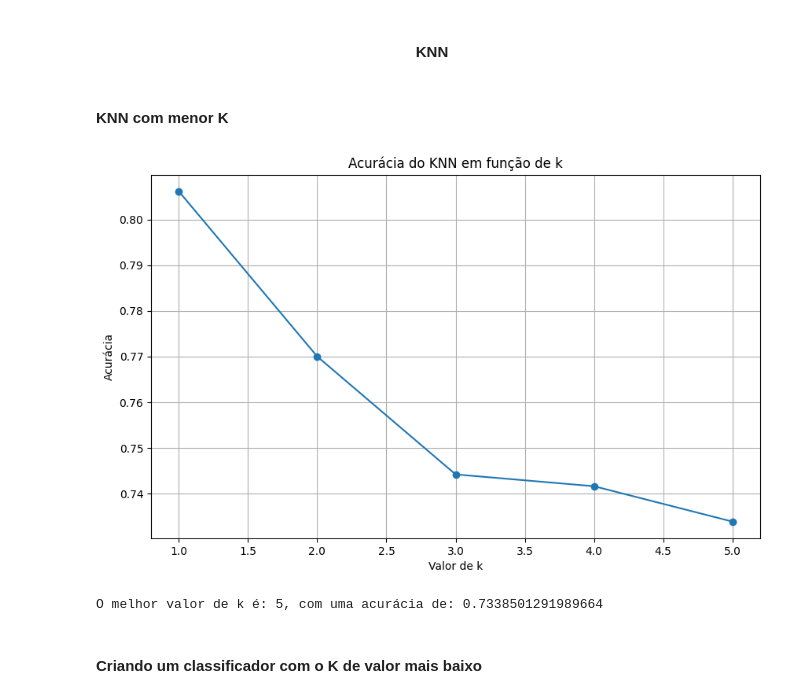
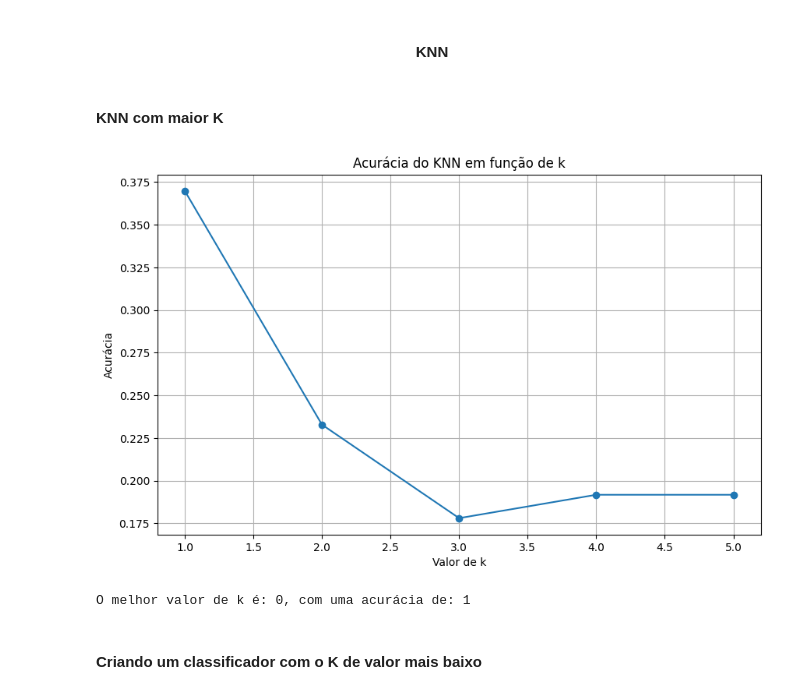
Before and after one commit to OttistTech/analytics, a Jupyter notebook: regulated-foods/teste_de_modelos.ipynb, the cells around one changed output. Saved outputs shown, nothing was run; the diff lists cells and outputs as text; code cells hidden in the pictures.

```diff
--- a/regulated-foods/teste_de_modelos.ipynb
+++ b/regulated-foods/teste_de_modelos.ipynb
@@ -231,11 +237,7 @@ Confusion Matrix:
 # %% [markdown]
 #### Sem CrossVal com UnderSample
 # %%
-rus = RandomUnderSampler(random_state=42, sampling_strategy = 'not majority')
-
-X_resampled, y_X_resampled = rus.fit_resample(x_enconded, y_encoded)
-
-x_treino, x_teste, y_treino, y_teste = train_test_split(X_resampled, y_X_resampled, test_size=0.25, random_state=0)
+x_treino, x_teste, y_treino, y_teste = train_test_split(X_undersampled, y_undersampled, test_size=0.25, random_state=0)
 
 treinando = classifier.fit(x_treino, y_treino)
 
@@ -275,11 +277,7 @@ plt.show()
 # %% [markdown]
 #### Sem CrossVal com OverSample
 # %%
-smote = SMOTE()
-
-x_transformed, y_transformed = smote.fit_resample(x_enconded, y_encoded)
-
-x_treino, x_teste, y_treino, y_teste = train_test_split(x_transformed, y_transformed, test_size=0.25, random_state=0)
+x_treino, x_teste, y_treino, y_teste = train_test_split(X_resampled, y_resampled, test_size=0.25, random_state=0)
 
 treinando = classifier.fit(x_treino, y_treino)
 
@@ -338,9 +336,9 @@ reduced_x = pca.transform(x_enconded)
 
 rus = RandomUnderSampler(random_state=0, sampling_strategy = 'not majority')
 
-x_resampled, y_resampled = rus.fit_resample(reduced_x, y_encoded)
+x_undersampled, y_undersampled = rus.fit_resample(reduced_x, y_encoded)
 
-x_treino, x_teste, y_treino, y_teste = train_test_split(x_resampled, y_resampled, test_size=0.25, random_state=0)
+x_treino, x_teste, y_treino, y_teste = train_test_split(x_undersampled, y_undersampled, test_size=0.25, random_state=0)
 
 treinando = classifier.fit(x_treino, y_treino)
 
@@ -384,7 +382,7 @@ reduced_x = pca.transform(x_enconded)
 
 rus = RandomUnderSampler(random_state=0, sampling_strategy = 'not majority')
 
-x_resampled, y_resampled = rus.fit_resample(reduced_x, y_encoded)
+x_undersampled, y_undersampled = rus.fit_resample(reduced_x, y_encoded)
 
 sep_values = []
 accuracies = []
@@ -394,7 +392,7 @@ cv_final = 0
 # Loop para encontrar o melhor valor de separação
 for contador in range(50):
     k = 2 + contador
-    cv_scores = cross_val_score(classifier, x_resampled, y_resampled, cv=k, scoring='accuracy')
+    cv_scores = cross_val_score(classifier, X_resampled, y_resampled, cv=k, scoring='accuracy')
     media = cv_scores.mean()
 
     sep_values.append(k)
@@ -407,12 +405,12 @@ for contador in range(50):
 print(cv_final)
 
 # Executa a validação cruzada com a melhor separação
-cv_scores = cross_val_score(classifier, x_resampled, y_resampled, cv=cv_final, scoring='accuracy')
+cv_scores = cross_val_score(classifier, X_resampled, y_resampled, cv=cv_final, scoring='accuracy')
 
 print("Cross-Validation Scores:", cv_scores)
 print("Mean Accuracy:", cv_scores.mean())
 
-conf_matrix = confusion_matrix(y_resampled, cross_val_predict(classifier, x_resampled, y_resampled, cv=5))
+conf_matrix = confusion_matrix(y_resampled, cross_val_predict(classifier, X_resampled, y_resampled, cv=5))
 print('Confusion Matrix:')
 print(conf_matrix)
 
@@ -445,40 +444,41 @@ Acabei não colocando o Grid, pois descobri os melhores valores manualmente
 # %% [markdown]
 #### <center> KNN
 # %% [markdown]
-#### KNN com menor K
+#### KNN com maior K
 # %%
 k_values = []
 accuracies = []
 maior_acuracia = 1
 k_final = 0
 
+# Checando a melhor acúracia em um range de 5
 for contador in range(5):
     k = 1 + contador
     classificador_knn = KNeighborsClassifier(n_neighbors=k)
     classificador_knn.fit(x_treino, y_treino)
 
     previsao_knn = classificador_knn.predict(x_teste)
     acuracia = accuracy_score(y_teste, previsao_knn)
 
     k_values.append(k)
     accuracies.append(acuracia)
 
-    if acuracia < maior_acuracia:
+    if acuracia > maior_acuracia:
         maior_acuracia = acuracia
         k_final = k
 
 plt.figure(figsize=(10, 6))
 plt.plot(k_values, accuracies, marker='o', linestyle='-')
 plt.title('Acurácia do KNN em função de k')
 plt.xlabel('Valor de k')
 plt.ylabel('Acurácia')
 plt.grid(True)
 plt.show()
 
 print(f"O melhor valor de k é: {k_final}, com uma acurácia de: {maior_acuracia}")
 # %% [output]
-[figure, old version]
+[figure, new version]
-O melhor valor de k é: 5, com uma acurácia de: 0.7338501291989664
+O melhor valor de k é: 0, com uma acurácia de: 1
 # %% [markdown]
 #### Criando um classificador com o K de valor mais baixo
 # %%
```
Also changed, not shown: parts of 23 cells of this notebook, 3 other files.
